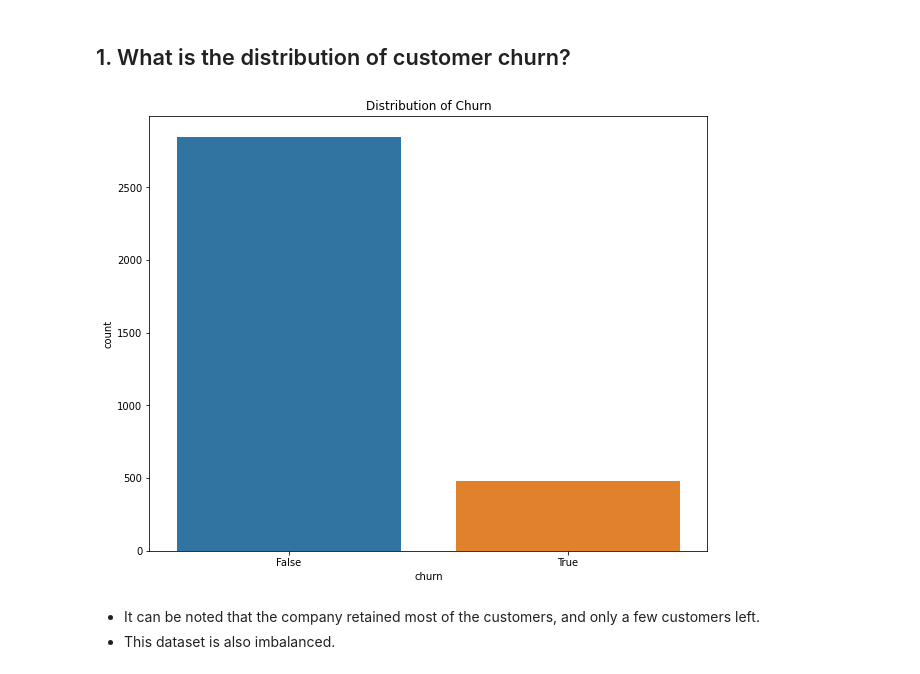
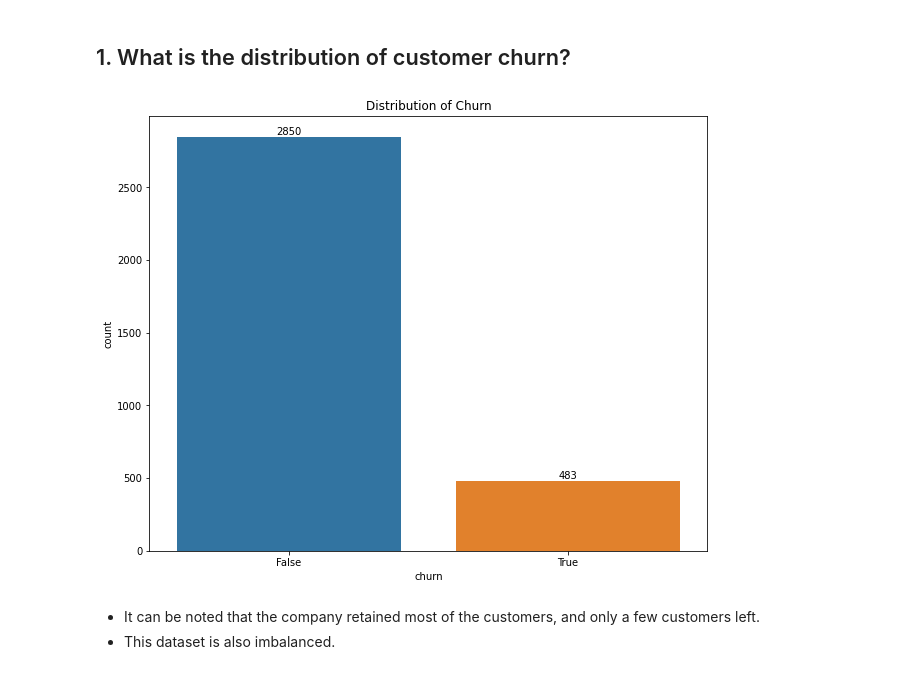
Before and after one commit to MercyNgila/Customer-Churn-Classification, a Jupyter notebook: customer_churn.ipynb, the cells around one changed output. Drawn from its saved outputs; the diff is of its cells as text; code cells hidden in the pictures.

```diff
--- a/customer_churn.ipynb
+++ b/customer_churn.ipynb
@@ -137,10 +137,11 @@ df.describe().T
 ## 1. What is the distribution of customer churn?
 # %%
 fig, ax = plt.subplots(figsize=(10,8))
-sns.countplot(data=df, x='churn')
+ax = sns.countplot(data=df, x='churn')
+ax.bar_label(ax.containers[0])
 ax.set_title('Distribution of Churn');
 # %% [output]
-[figure, old version]
+[figure, new version]
 # %% [markdown]
 - It can be noted that the company retained most of the customers, and only a few customers left.
 - This dataset is also imbalanced.
```
Also changed, not shown: parts of 10 cells of this notebook.
